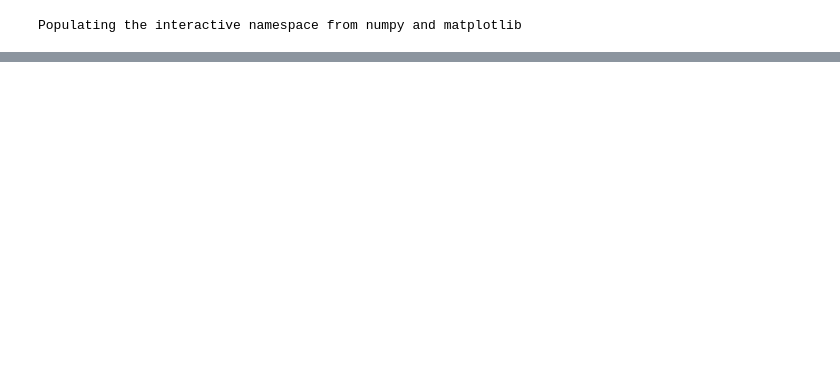
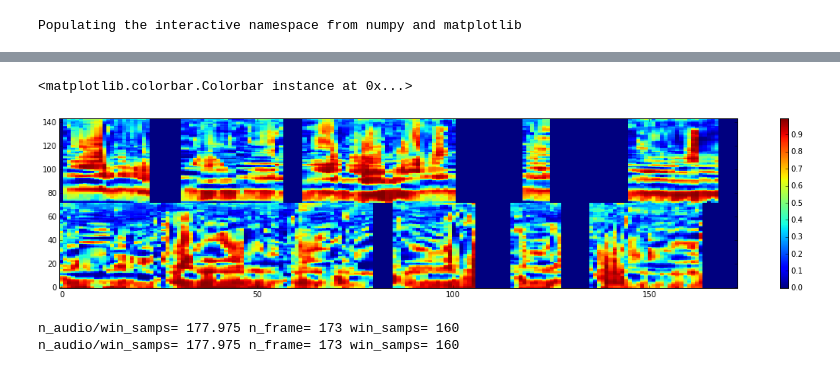
Before and after one commit to dpwe/casapy, a Jupyter notebook: casa_expts.ipynb, the cells around one changed output, grey strips where cells are left out. Drawn from its saved outputs; the diff is of its cells as text; code cells hidden in the pictures; blank space fills up the shorter version.

```diff
--- a/casa_expts.ipynb
+++ b/casa_expts.ipynb
@@ -130,0 +125,33 @@ ValueError: A value in x_new is above the interpolation range.
+# %%
+# Now we can construct masks by sampling at the pitches.
+# The autocorrelogram is forward looking, so we delay the pitch by a couple of 10ms steps.
+num_acg_frames = acg.shape[-1]
+env_1 = casobj.env_for_pitch(acg, pitches_1[pitch_delay:pitch_delay + num_acg_frames, 1])
+env_2 = casobj.env_for_pitch(acg, pitches_2[pitch_delay:pitch_delay + num_acg_frames, 1])
+# %%
+# Look at the actual masks.
+# The top pane is the mask for the female voice, you can see it picks out a higher fundamental.
+figure(figsize=(20,4))
+imshow(np.vstack([env_1, env_2]),
+       origin="bottom", interpolation="nearest", aspect="auto")
+colorbar()
+# %% [output]
+<matplotlib.colorbar.Colorbar instance at 0x...>
+[figure, added]
+# %%
+# We can build "hard" masks by seeing which soft mask is bigger in each TF cell
+# and we can restrict it to higher-confidence cells by requiring the mask to be larger
+# by a factor.
+overfactor = 2.0
+m_1 = env_1 > overfactor*env_2
+m_2 = env_2 > overfactor*env_1
+# All the cells not included in either mask.
+m_0 = 1 - np.maximum(m_1, m_2)
+# `slient_bands` can be used to suppress some channels in resynthesis
+# to check the contribution of individual bands.
+silent_bands = [] # [x for x in range(72) if x is not 50]
+raudio_1 = casobj.apply_tf_mask(d1+d2, m_1, silent_bands)
+raudio_2 = casobj.apply_tf_mask(d1+d2, m_2, silent_bands)
+# %% [output]
+n_audio/win_samps= 177.975 n_frame= 173 win_samps= 160
+n_audio/win_samps= 177.975 n_frame= 173 win_samps= 160
```
Also changed, not shown: parts of 42 cells of this notebook, 3 other files.
